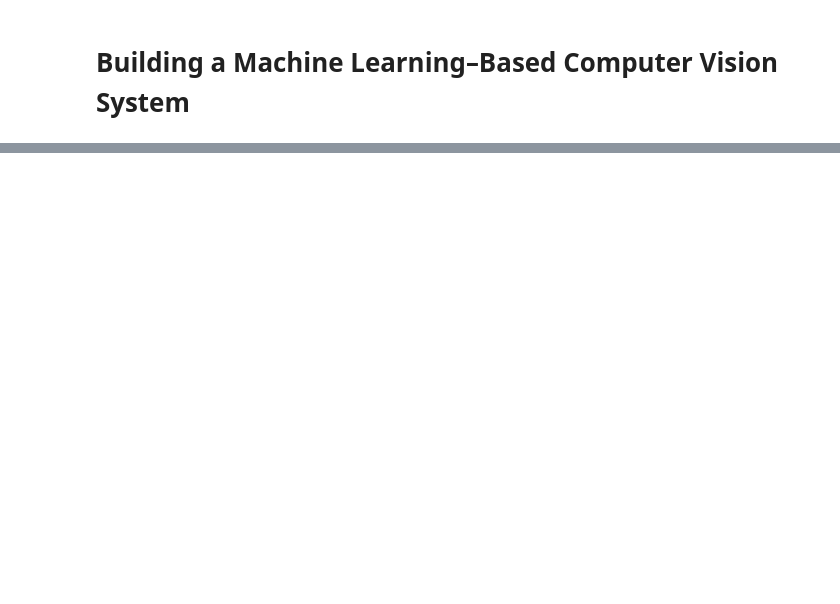
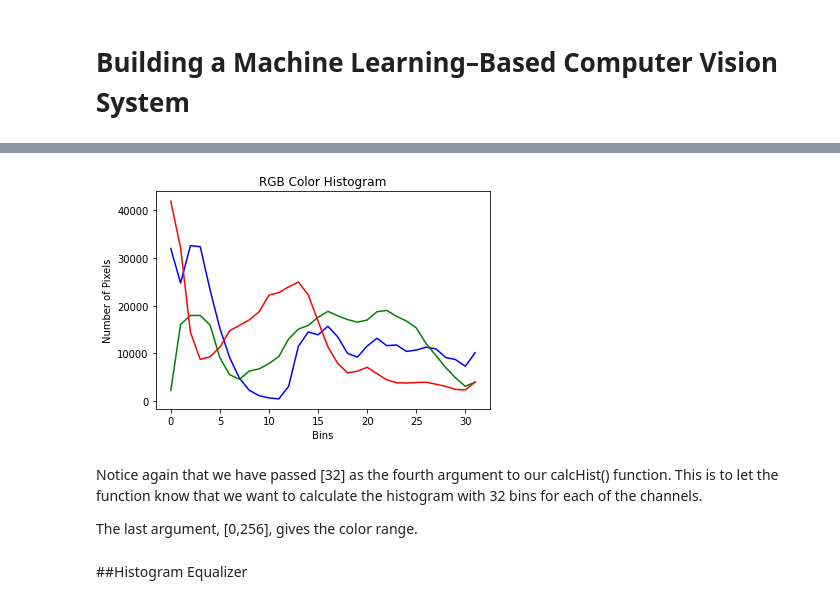
Before and after one commit to rahiakela/building-computer-vision-applications-using-artificial-neural-networks, a Jupyter notebook: 4_building_machine_learning–based_computer_vision_system.ipynb, the cells around one changed output, grey strips where cells are left out. Drawn from its saved outputs; the diff is of its cells as text; code cells hidden in the pictures; blank space fills up the shorter version.

```diff
--- a/4_building_machine_learning–based_computer_vision_system.ipynb
+++ b/4_building_machine_learning–based_computer_vision_system.ipynb
@@ -11,0 +98,23 @@ transformations that result in a final product. This process is known as the ima
+# %%
+# Remember OpenCV stores color in BGR sequence instead of RBG.
+colors = ("blue", "green", "red")
+
+# calculate histogram
+for i, color in enumerate(colors):
+  hist = cv2.calcHist([image], [i], None, [32], [0, 256])
+  # Plot histogram graph
+  plot.plot(hist, color=color)
+
+# Plot histogram graph
+plot.title("RGB Color Histogram")
+plot.xlabel("Bins")
+plot.ylabel("Number of Pixels")
+plot.show()
+# %% [output]
+[figure, added]
+# %% [markdown]
+Notice again that we have passed [32] as the fourth argument to our calcHist() function. This is to let the function know that we want to calculate the histogram with 32 bins for each of the channels.
+
+The last argument, [0,256], gives the color range.
+# %% [markdown]
+##Histogram Equalizer
```
Also changed, not shown: parts of 18 cells of this notebook.
